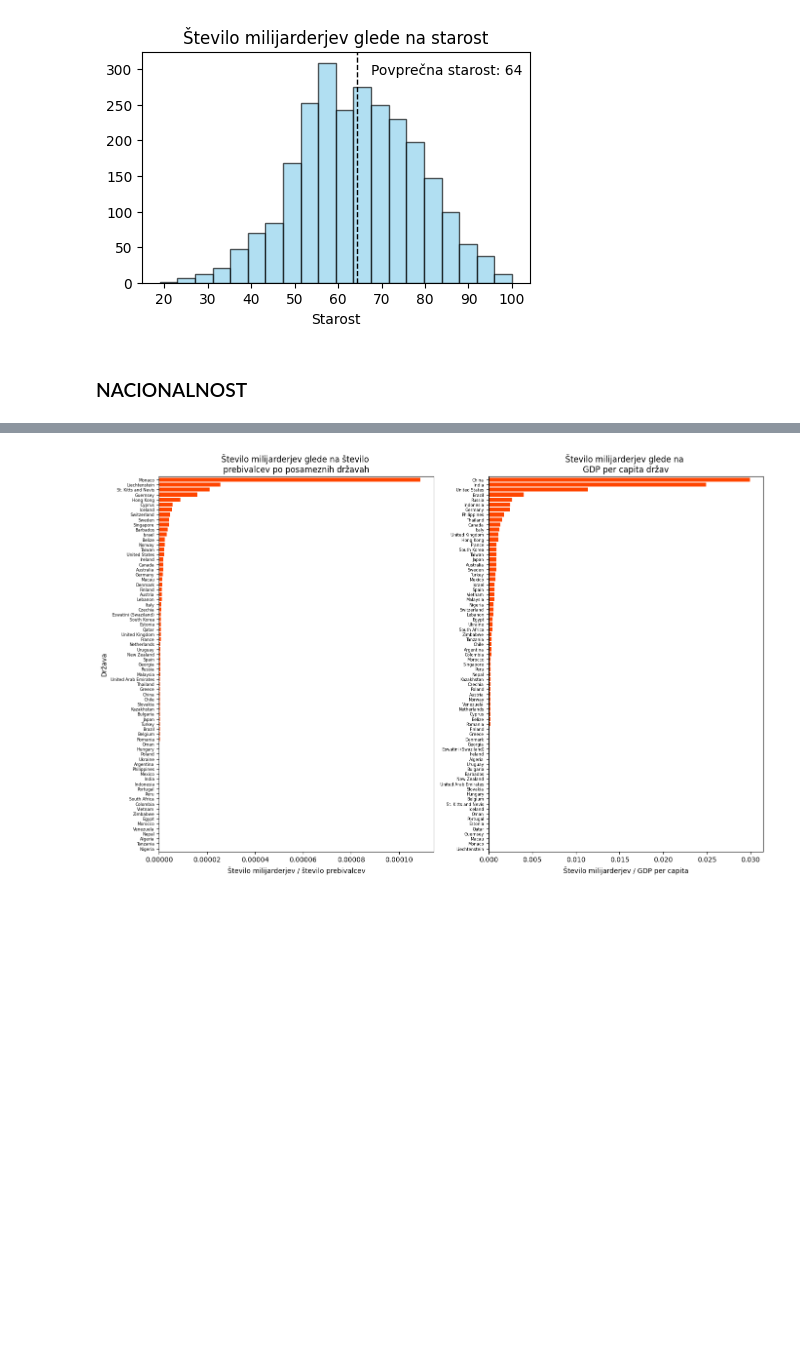
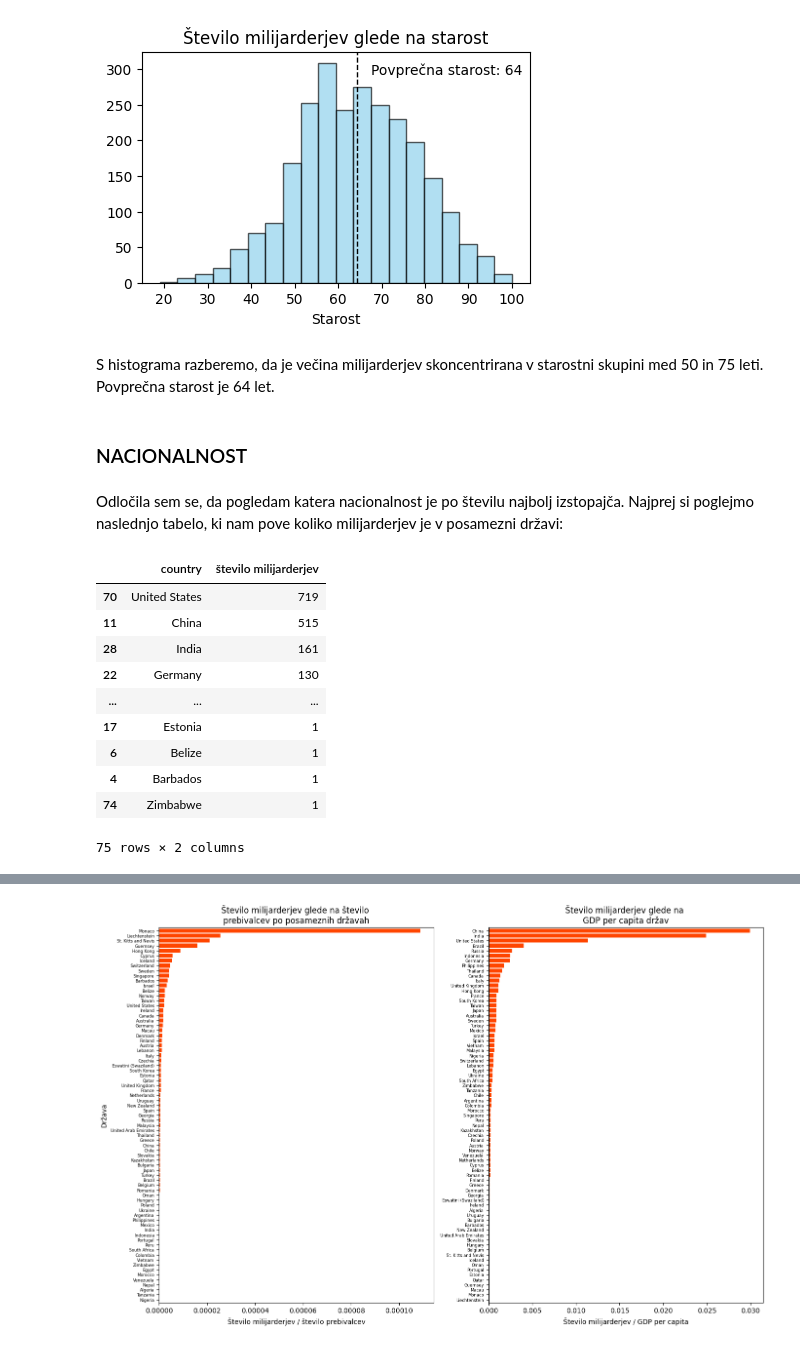
Before and after one commit to karolina-sa/Forbes-list-PROG1-projekt, a Jupyter notebook: analiza_Forbes_list.ipynb, the cells around one changed output, grey strips where cells are left out. Cells and saved outputs as stored; diff of their text form; code cells hidden in the pictures; blank space fills up the shorter version.

Commit message:
Poročilo: starostna struktura, nacionalnost

```diff
--- a/analiza_Forbes_list.ipynb
+++ b/analiza_Forbes_list.ipynb
@@ -102,5 +102,23 @@ plt.xlabel('Starost')
 # %% [output]
 Text(0.5, 0, 'Starost')
 [figure]
+# %% [markdown]
+S histograma razberemo, da je večina milijarderjev skoncentrirana v starostni skupini med 50 in 75 leti. Povprečna starost je 64 let.
 # %% [markdown]
 <h3>NACIONALNOST</h3>
+# %% [markdown]
+Odločila sem se, da pogledam katera nacionalnost je po številu najbolj izstopajča. Najprej si poglejmo naslednjo tabelo, ki nam pove koliko milijarderjev je v posamezni državi:
+# %%
+forbes.groupby("country").size().reset_index(name = "število milijarderjev").sort_values(by = "število milijarderjev", ascending = False)
+# %% [output]
+|  | country | število milijarderjev |
+| 70 | United States | 719 |
+| 11 | China | 515 |
+| 28 | India | 161 |
+| 22 | Germany | 130 |
+| ... | ... | ... |
+| 17 | Estonia | 1 |
+| 6 | Belize | 1 |
+| 4 | Barbados | 1 |
+| 74 | Zimbabwe | 1 |
+75 rows × 2 columns
```
Also changed, not shown: parts of 8 cells of this notebook.
